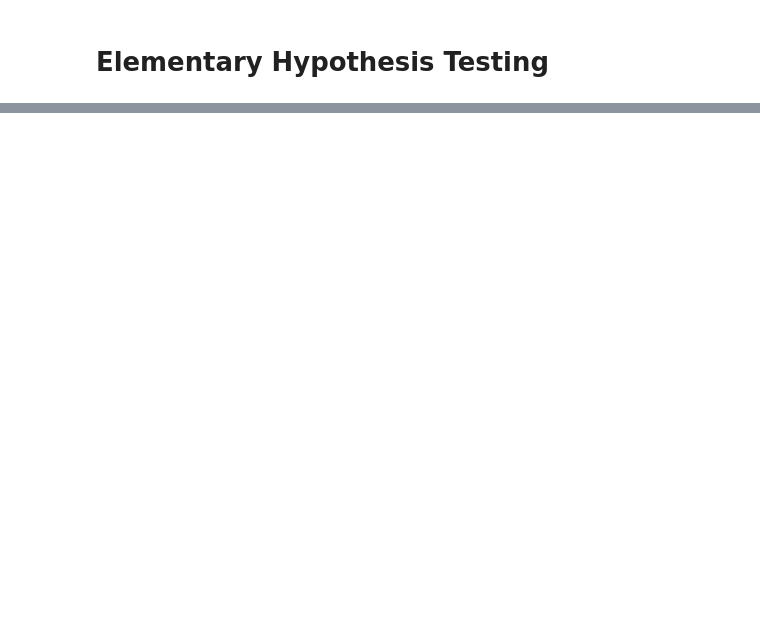
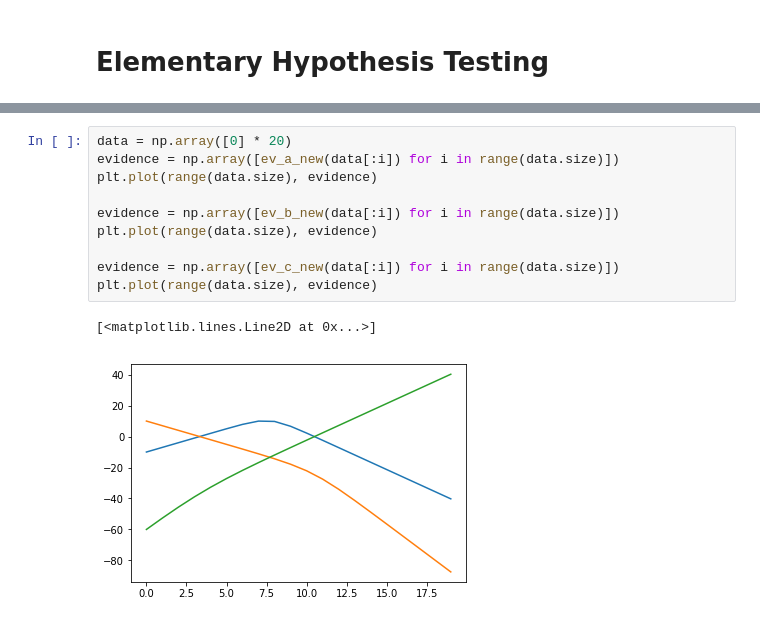
Before and after one commit to DavidGarfinkle/jaynes-probability, a Jupyter notebook: chapter_four/chapter_four.ipynb, the cells around one changed output, grey strips where cells are left out. Cells and saved outputs as stored; diff of their text form; blank space fills up the shorter version.

```diff
--- a/chapter_four/chapter_four.ipynb
+++ b/chapter_four/chapter_four.ipynb
@@ -66,0 +187,13 @@ ev_b(np.array([]))
+# %%
+data = np.array([0] * 20)
+evidence = np.array([ev_a_new(data[:i]) for i in range(data.size)])
+plt.plot(range(data.size), evidence)
+
+evidence = np.array([ev_b_new(data[:i]) for i in range(data.size)])
+plt.plot(range(data.size), evidence)
+
+evidence = np.array([ev_c_new(data[:i]) for i in range(data.size)])
+plt.plot(range(data.size), evidence)
+# %% [output]
+[<matplotlib.lines.Line2D at 0x...>]
+[figure, added]
```
Also changed, not shown: parts of 31 cells of this notebook, 2 other files.
